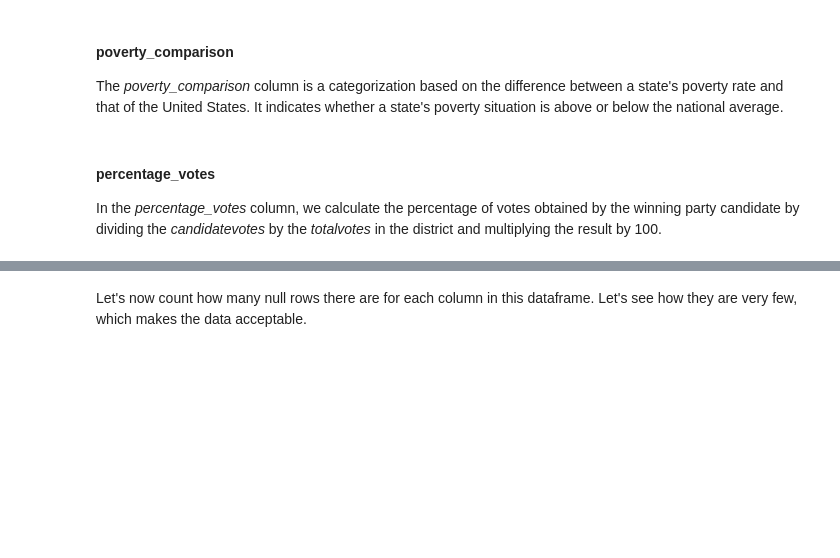
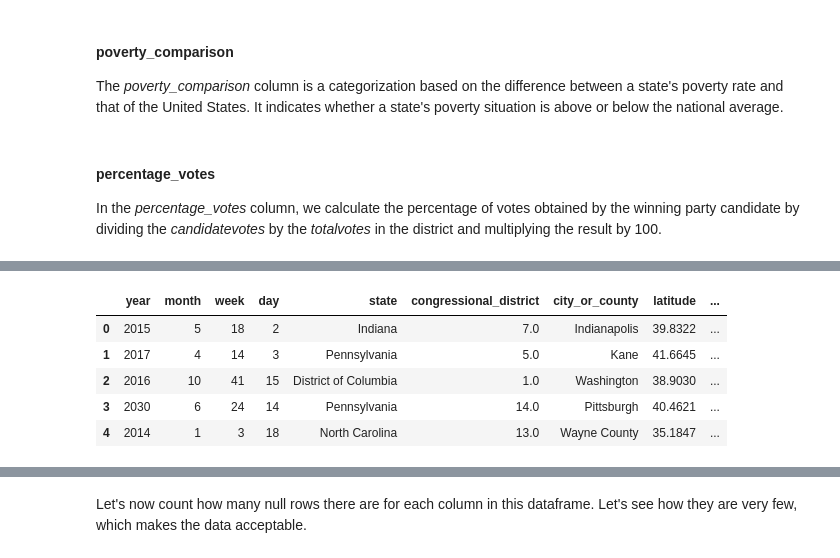
Before and after one commit to LoSpiri/DataMining, a Jupyter notebook: DM_GroupID_TASK1/task_1.ipynb, the cells around one changed output, grey strips where cells are left out. Saved outputs shown, nothing was run; the diff lists cells and outputs as text; code cells hidden in the pictures; blank space fills up the shorter version.

```diff
--- a/DM_GroupID_TASK1/task_1.ipynb
+++ b/DM_GroupID_TASK1/task_1.ipynb
@@ -1597,3 +1660,5 @@ incidents['percentage_adults'] = (incidents['n_participants_adult'] / incidents[
+# %%
+incidents['severity_index'] = (incidents['n_killed'] + incidents['n_injured']) / incidents['n_participants']
 # %% [markdown]
 #### poverty_difference
 
@@ -1643,0 +1730,16 @@ district = district.drop(columns=['totalvotes'])
+# %%
+resorted_columns=["year", "month", "week", "day", "state", "congressional_district", "city_or_county",
+                  "latitude", "longitude", "incidents_state_year", "incidents_city_year", "severity_index",
+                  "n_participants", "n_killed", "n_injured", "n_unharmed", "n_arrested", "percentage_males",
+                   "percentage_adults", "age_range_indicator", "age_combined_index", "incident_characteristics1"]
+
+incidents=incidents[resorted_columns]
+# %%
+incidents.head()
+# %% [output]
+|  | year | month | week | day | state | congressional_district | city_or_county | latitude | ... |
+| 0 | 2015 | 5 | 18 | 2 | Indiana | 7.0 | Indianapolis | 39.8322 | ... |
+| 1 | 2017 | 4 | 14 | 3 | Pennsylvania | 5.0 | Kane | 41.6645 | ... |
+| 2 | 2016 | 10 | 41 | 15 | District of Columbia | 1.0 | Washington | 38.9030 | ... |
+| 3 | 2030 | 6 | 24 | 14 | Pennsylvania | 14.0 | Pittsburgh | 40.4621 | ... |
+| 4 | 2014 | 1 | 3 | 18 | North Carolina | 13.0 | Wayne County | 35.1847 | ... |
```
Also changed, not shown: parts of 85 cells of this notebook, 4 other files.
